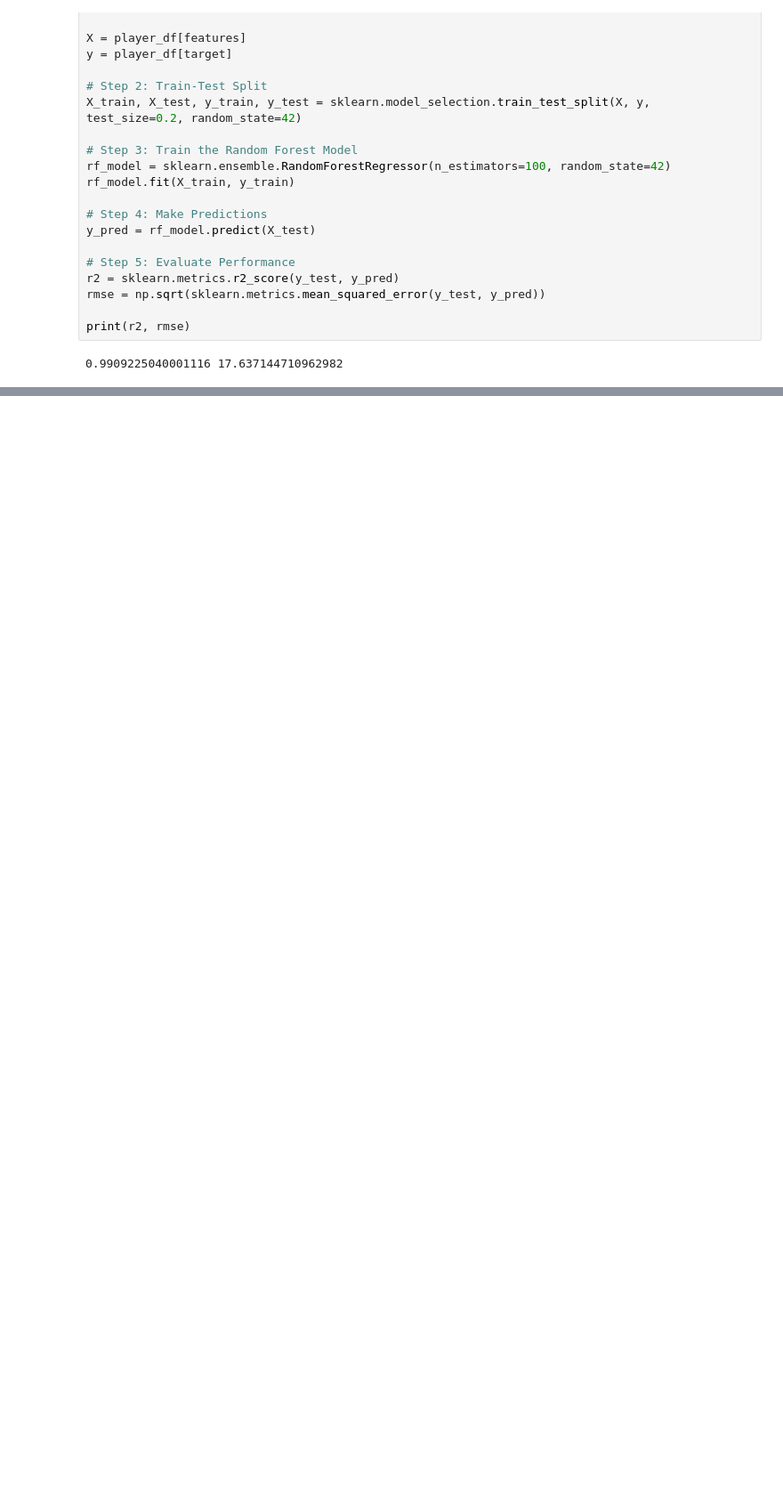
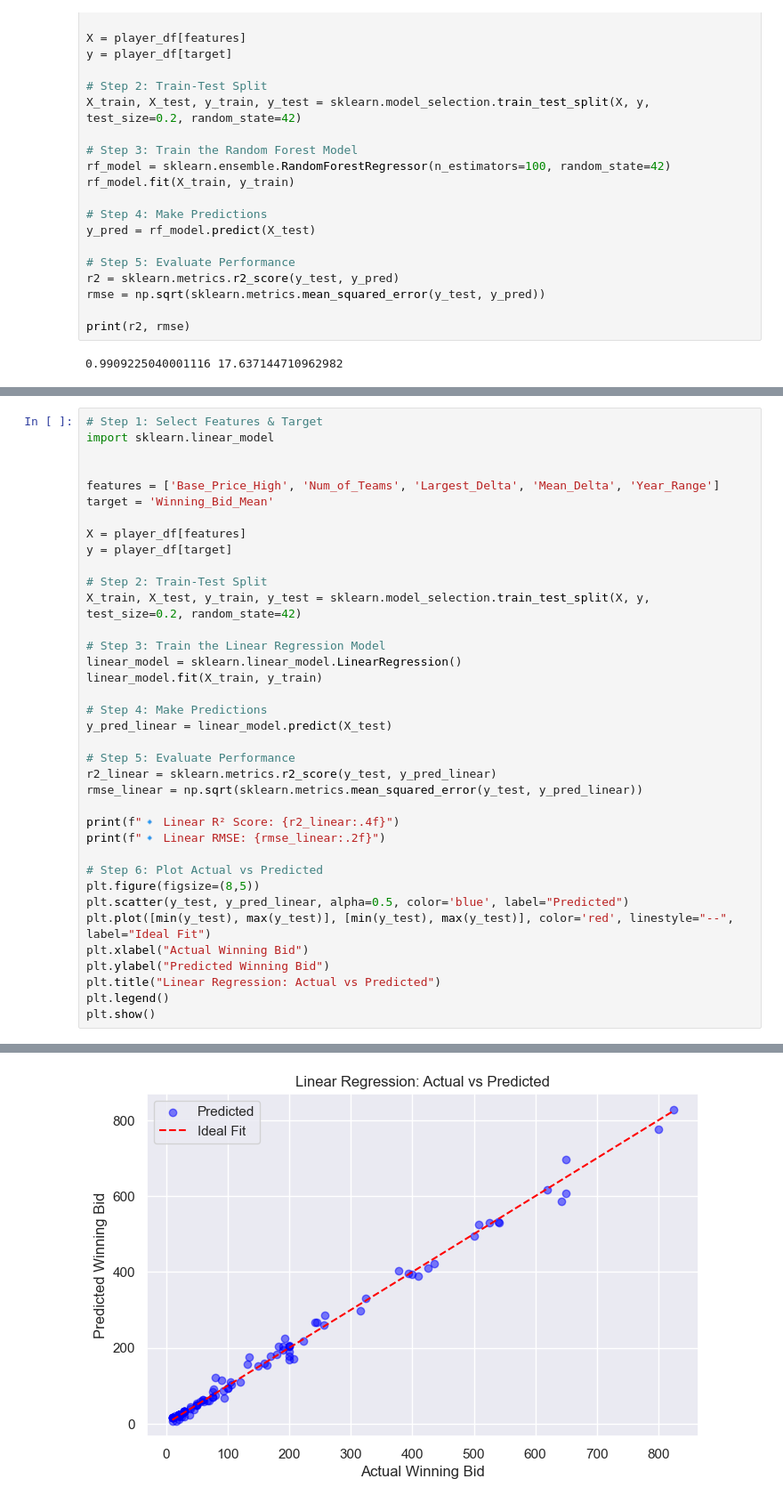
Before and after one commit to arhamaneeq/CFA_Analytics_Induction, a Jupyter notebook: prelim.ipynb, the cells around one changed output, grey strips where cells are left out. Shown at 89% size. Saved outputs shown, nothing was run; the diff lists cells and outputs as text; blank space fills up the shorter version.

Commit message:
Added Regression Models

```diff
--- a/prelim.ipynb
+++ b/prelim.ipynb
@@ -951,0 +962,38 @@ print(r2, rmse)
+# %%
+# Step 1: Select Features & Target
+import sklearn.linear_model
+
+
+features = ['Base_Price_High', 'Num_of_Teams', 'Largest_Delta', 'Mean_Delta', 'Year_Range']
+target = 'Winning_Bid_Mean'
+
+X = player_df[features]
+y = player_df[target]
+
+# Step 2: Train-Test Split
+X_train, X_test, y_train, y_test = sklearn.model_selection.train_test_split(X, y, test_size=0.2, random_state=42)
+
+# Step 3: Train the Linear Regression Model
+linear_model = sklearn.linear_model.LinearRegression()
+linear_model.fit(X_train, y_train)
+
+# Step 4: Make Predictions
+y_pred_linear = linear_model.predict(X_test)
+
+# Step 5: Evaluate Performance
+r2_linear = sklearn.metrics.r2_score(y_test, y_pred_linear)
+rmse_linear = np.sqrt(sklearn.metrics.mean_squared_error(y_test, y_pred_linear))
+
+print(f"🔹 Linear R² Score: {r2_linear:.4f}")
+print(f"🔹 Linear RMSE: {rmse_linear:.2f}")
+
+# Step 6: Plot Actual vs Predicted
+plt.figure(figsize=(8,5))
+plt.scatter(y_test, y_pred_linear, alpha=0.5, color='blue', label="Predicted")
+plt.plot([min(y_test), max(y_test)], [min(y_test), max(y_test)], color='red', linestyle="--", label="Ideal Fit")
+plt.xlabel("Actual Winning Bid")
+plt.ylabel("Predicted Winning Bid")
+plt.title("Linear Regression: Actual vs Predicted")
+plt.legend()
+plt.show()
+# %% [output]
@@ -951,0 +1002 @@ print(r2, rmse)
+[figure, added]
```
Also changed, not shown: parts of 12 cells of this notebook.
